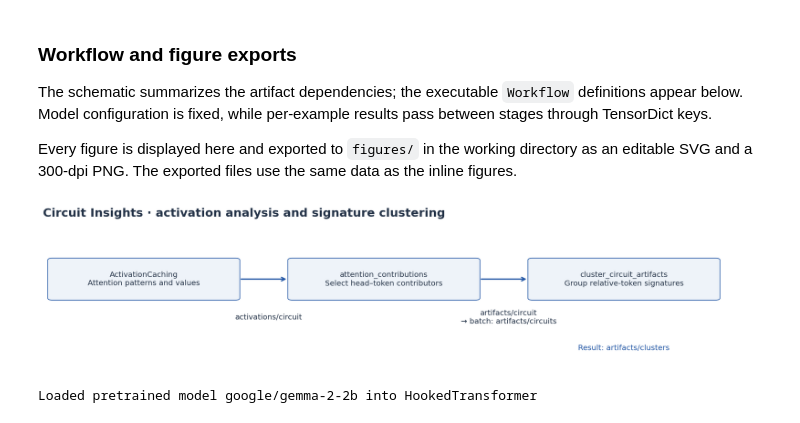
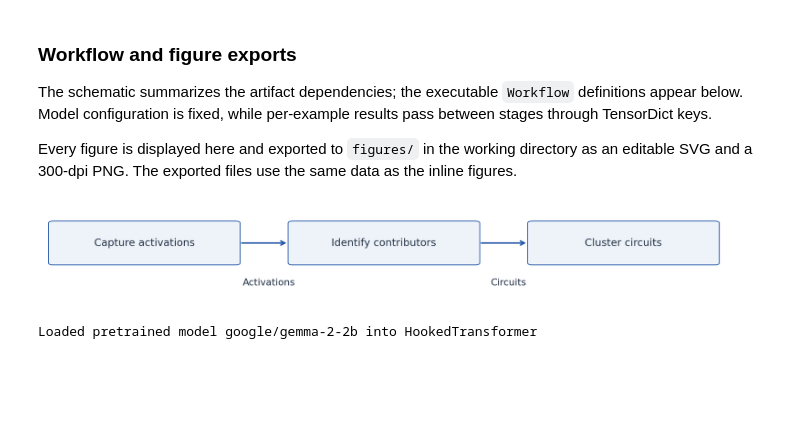
Before and after one commit to Xmaster6y/tdhook, a Jupyter notebook: docs/source/notebooks/tutorials/weight-circuit-research-reproduction.ipynb, the cells around one changed output. Saved outputs shown, nothing was run; the diff lists cells and outputs as text; code cells hidden in the pictures; blank space fills up the shorter version.

```diff
--- a/docs/source/notebooks/tutorials/weight-circuit-research-reproduction.ipynb
+++ b/docs/source/notebooks/tutorials/weight-circuit-research-reproduction.ipynb
@@ -62,18 +62,12 @@ from notebook_figures import STYLE, BLUE, ORANGE, TEAL, GRAY, finish_figure, wor
 plt.rcParams.update(STYLE)
 # %%
 workflow_figure(
-    "Circuit Insights · activation analysis and signature clustering",
-    [
-        "ActivationCaching\nAttention patterns and values",
-        "attention_contributions\nSelect head–token contributors",
-        "cluster_circuit_artifacts\nGroup relative-token signatures",
-    ],
-    ["activations/circuit", "artifacts/circuit\n→ batch: artifacts/circuits"],
+    ["Capture activations", "Identify contributors", "Cluster circuits"],
+    ["Activations", "Circuits"],
     "weight-circuit-research-reproduction-workflow",
-    result="Result: artifacts/clusters",
 );
 # %% [output]
-[figure, old version]
+[figure, new version]
 # %%
 if not torch.cuda.is_available():
     raise RuntimeError("This Gemma-2-2B notebook requires CUDA.")
```
Also changed, not shown: 4 other files.
